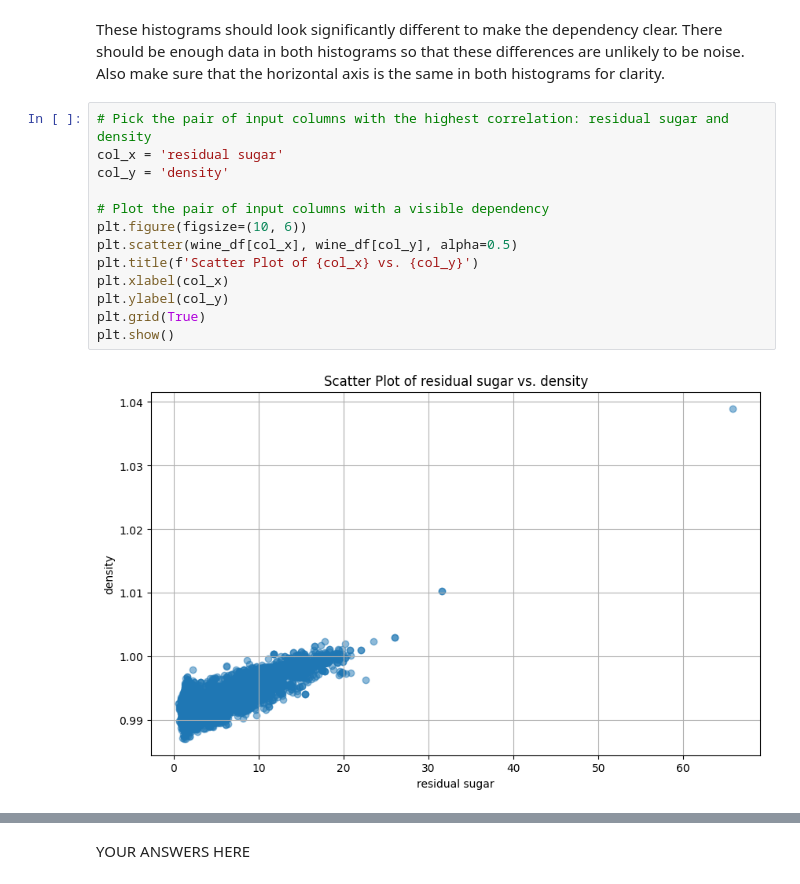
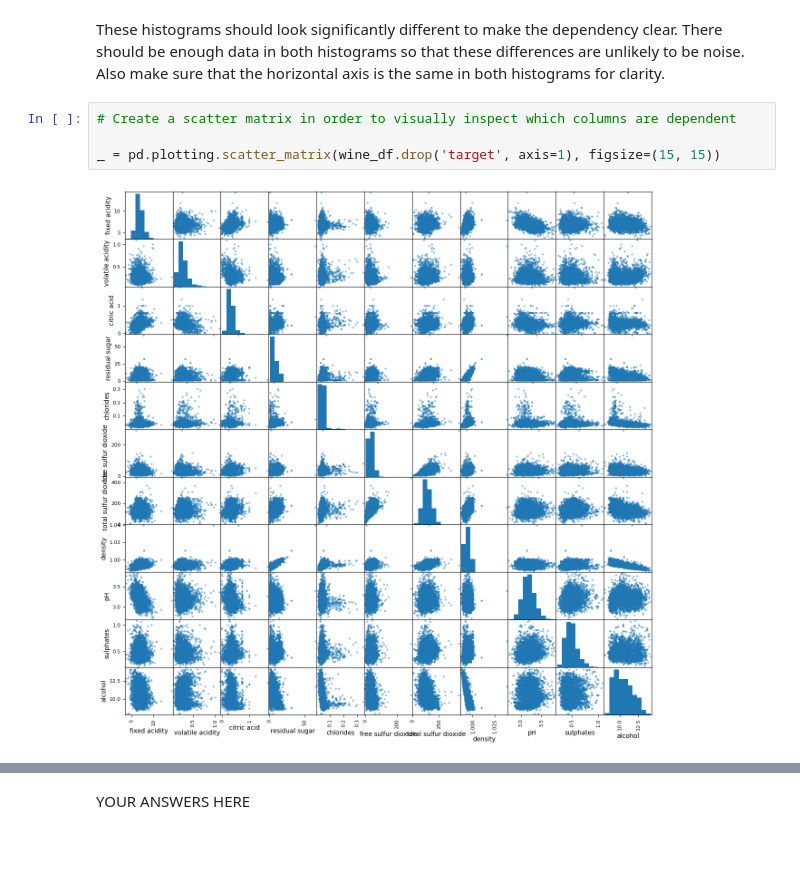
Before and after one commit to salil82/dx601-final-project, a Jupyter notebook: project.ipynb, the cells around one changed output, grey strips where cells are left out. Saved outputs shown, nothing was run; the diff lists cells and outputs as text; blank space fills up the shorter version.

```diff
--- a/project.ipynb
+++ b/project.ipynb
@@ -363,18 +285,9 @@ That is, pick a threshold $t$ for one column $x$ and make two histograms, one wh
 These histograms should look significantly different to make the dependency clear.
 There should be enough data in both histograms so that these differences are unlikely to be noise.
 Also make sure that the horizontal axis is the same in both histograms for clarity.
-# %%
-# Pick the pair of input columns with the highest correlation: residual sugar and density
-col_x = 'residual sugar'
-col_y = 'density'
-
-# Plot the pair of input columns with a visible dependency
-plt.figure(figsize=(10, 6))
-plt.scatter(wine_df[col_x], wine_df[col_y], alpha=0.5)
-plt.title(f'Scatter Plot of {col_x} vs. {col_y}')
-plt.xlabel(col_x)
-plt.ylabel(col_y)
-plt.grid(True)
-plt.show()
-# %% [output]
-[figure, removed]
+# %%
+# Create a scatter matrix in order to visually inspect which columns are dependent
+
+_ = pd.plotting.scatter_matrix(wine_df.drop('target', axis=1), figsize=(15, 15))
+# %% [output]
+[figure, added]
```
Also changed, not shown: parts of 9 cells of this notebook.
